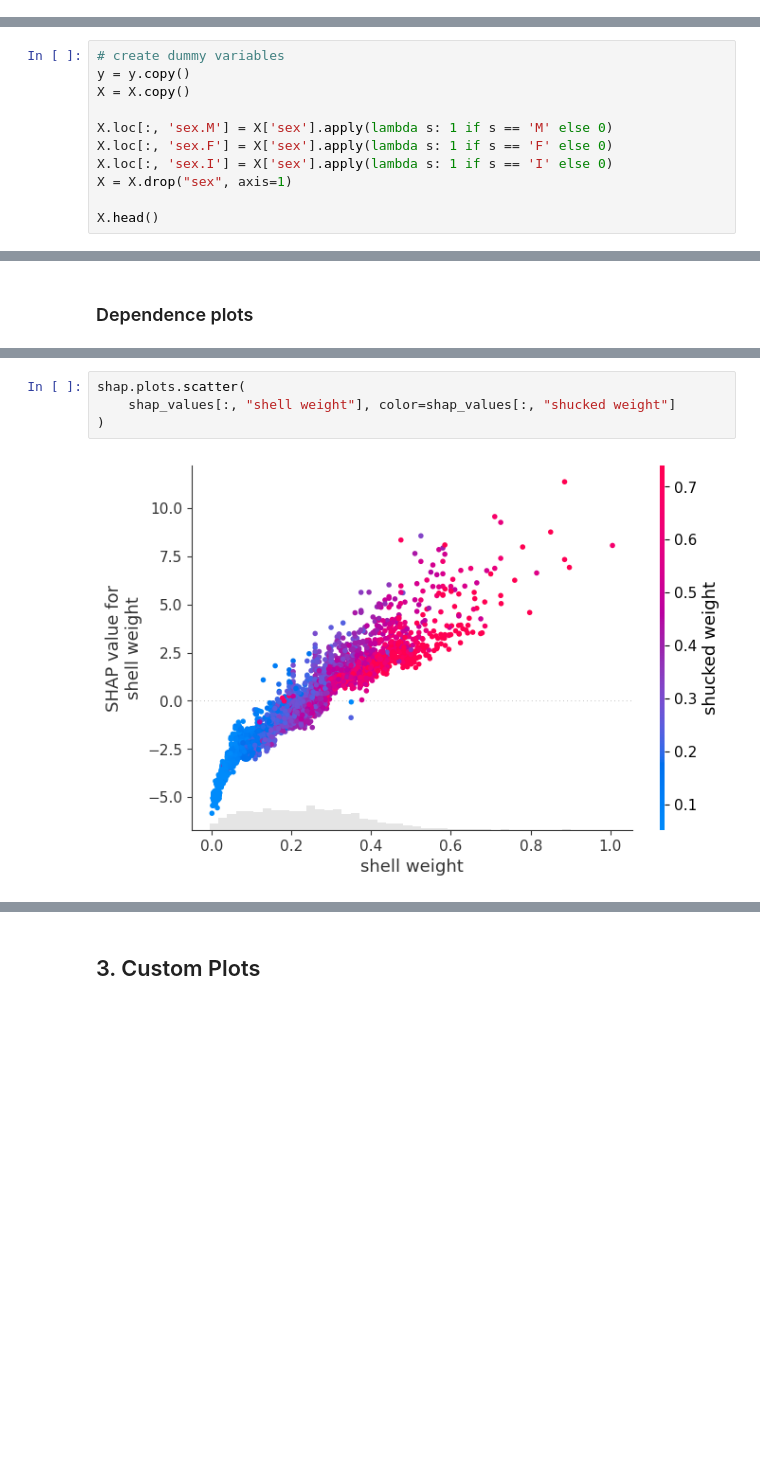
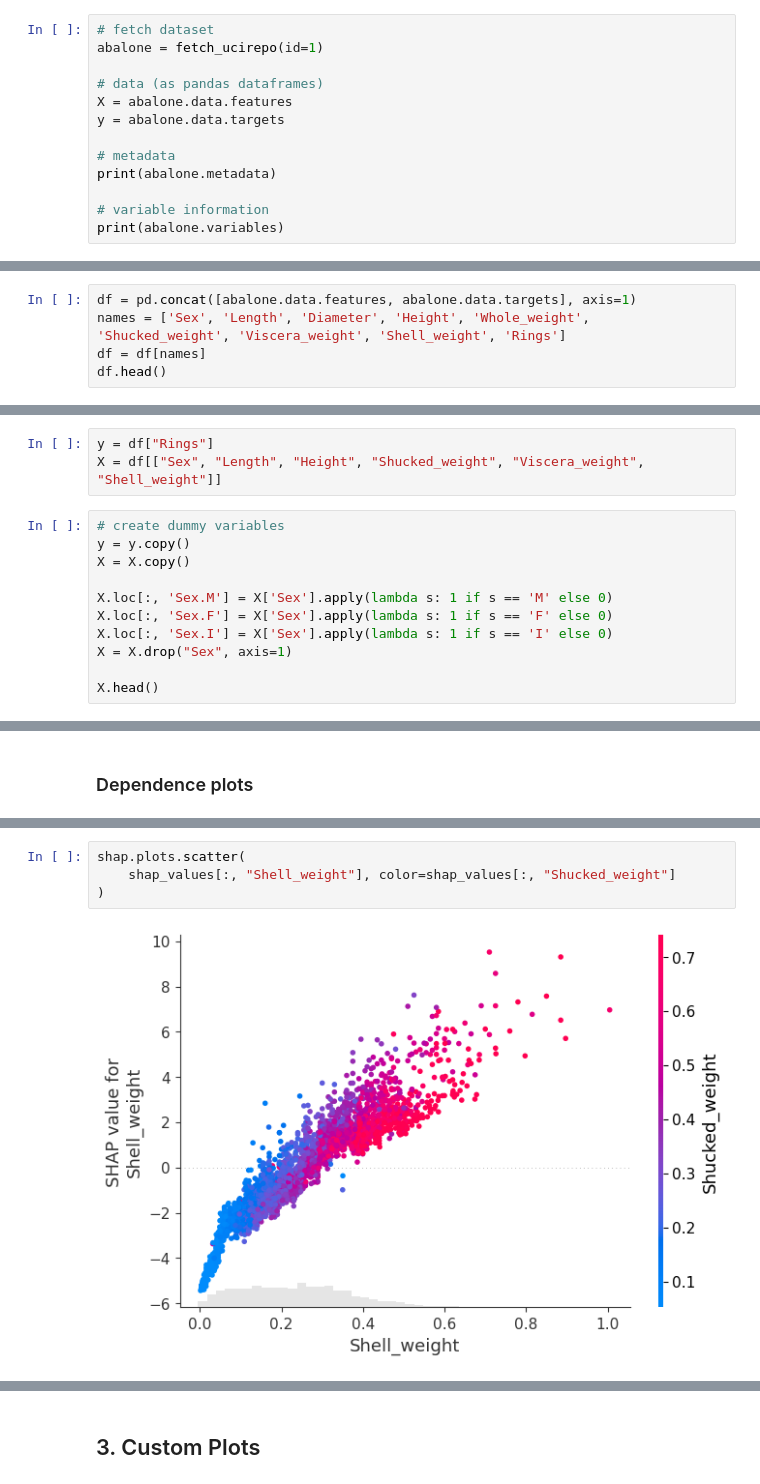
Before and after one commit to hivandu/public_articles, a Jupyter notebook: src/interpretable_ml/SHAP/shap_tutorial.ipynb, the cells around one changed output, grey strips where cells are left out. Drawn from its saved outputs; the diff is of its cells as text; blank space fills up the shorter version.

```diff
--- a/src/interpretable_ml/SHAP/shap_tutorial.ipynb
+++ b/src/interpretable_ml/SHAP/shap_tutorial.ipynb
@@ -70,0 +50,13 @@ df.head()
+# %%
+# fetch dataset
+abalone = fetch_ucirepo(id=1)
+
+# data (as pandas dataframes)
+X = abalone.data.features
+y = abalone.data.targets
+
+# metadata
+print(abalone.metadata)
+
+# variable information
+print(abalone.variables)
@@ -71,2 +65,7 @@ df.head()
+# %%
+df = pd.concat([abalone.data.features, abalone.data.targets], axis=1)
+names = ['Sex', 'Length', 'Diameter', 'Height', 'Whole_weight', 'Shucked_weight', 'Viscera_weight', 'Shell_weight', 'Rings']
+df = df[names]
+df.head()
 # %%
 # plot 1: whole weight
@@ -114,12 +110,15 @@ X = df[["sex", "length", "height", "shucked weight", "viscera weight", "shell we
+# %%
+y = df["Rings"]
+X = df[["Sex", "Length", "Height", "Shucked_weight", "Viscera_weight", "Shell_weight"]]
 # %%
 # create dummy variables
 y = y.copy()
 X = X.copy()
 
-X.loc[:, 'sex.M'] = X['sex'].apply(lambda s: 1 if s == 'M' else 0)
-X.loc[:, 'sex.F'] = X['sex'].apply(lambda s: 1 if s == 'F' else 0)
-X.loc[:, 'sex.I'] = X['sex'].apply(lambda s: 1 if s == 'I' else 0)
-X = X.drop("sex", axis=1)
+X.loc[:, 'Sex.M'] = X['Sex'].apply(lambda s: 1 if s == 'M' else 0)
+X.loc[:, 'Sex.F'] = X['Sex'].apply(lambda s: 1 if s == 'F' else 0)
+X.loc[:, 'Sex.I'] = X['Sex'].apply(lambda s: 1 if s == 'I' else 0)
+X = X.drop("Sex", axis=1)
 
 X.head()
 # %% [output]
@@ -258,8 +257,8 @@ shap.plots.scatter(shap_values[:, "shell weight"])
 # %%
 shap.plots.scatter(
-    shap_values[:, "shell weight"], color=shap_values[:, "shucked weight"]
+    shap_values[:, "Shell_weight"], color=shap_values[:, "Shucked_weight"]
 )
 # %% [output]
-[figure, old version]
+[figure, new version]
 # %%
 # plot 2: shucked weight
```
Also changed, not shown: parts of 47 cells of this notebook, 6 other files.
